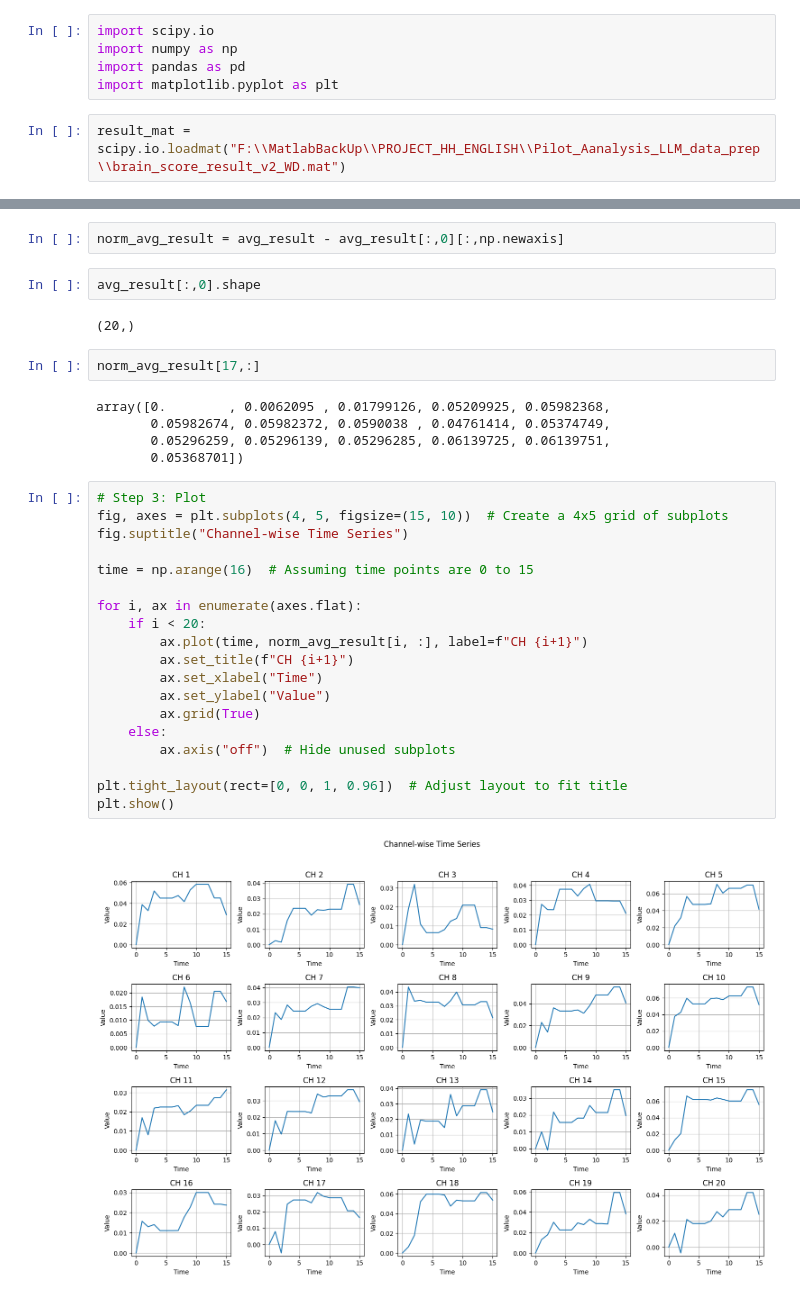
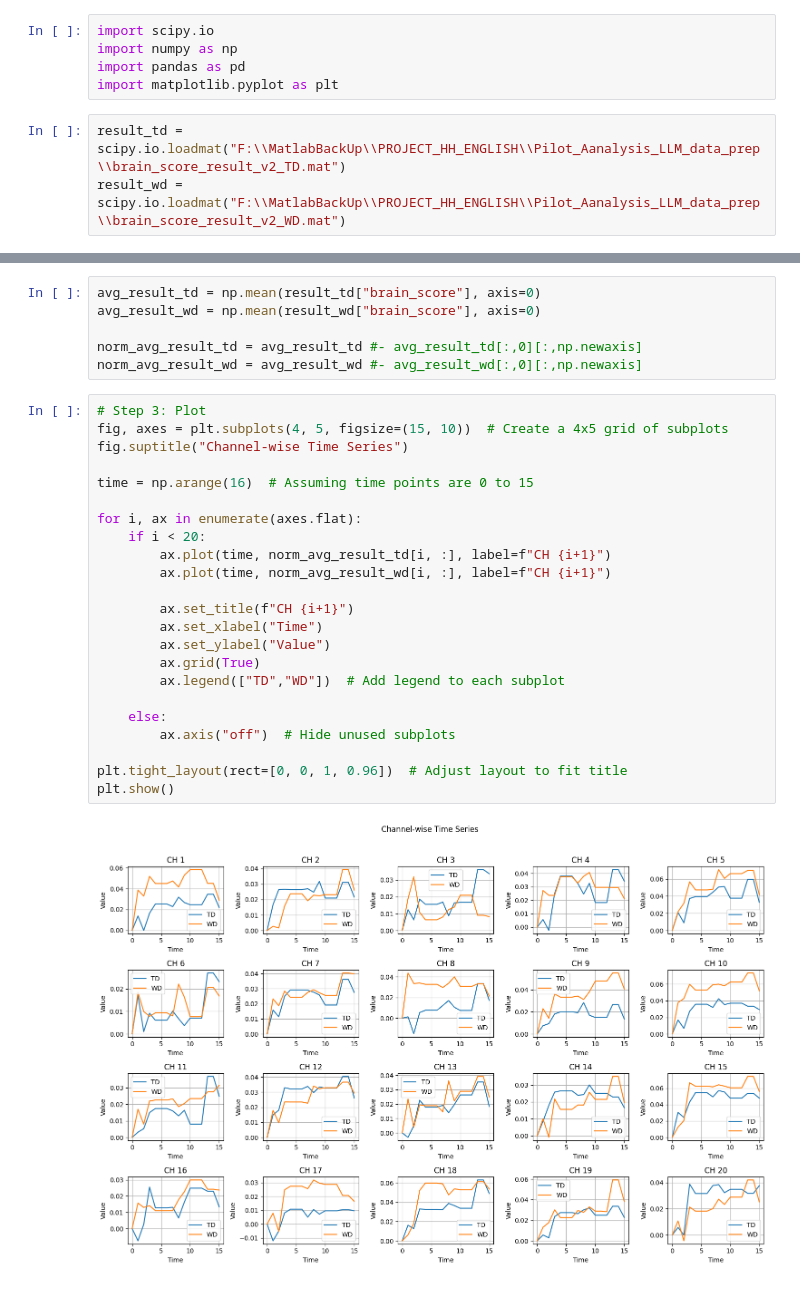
Before and after one commit to xiaosuhu/fNIRS_NLP, a Jupyter notebook: brain_score_plot.ipynb, the cells around one changed output, grey strips where cells are left out. Drawn from its saved outputs; the diff is of its cells as text.

Commit message:
update: plot

```diff
--- a/brain_score_plot.ipynb
+++ b/brain_score_plot.ipynb
@@ -4,4 +4,5 @@ import numpy as np
 import pandas as pd
 import matplotlib.pyplot as plt
 # %%
-result_mat = scipy.io.loadmat("F:\\MatlabBackUp\\PROJECT_HH_ENGLISH\\Pilot_Aanalysis_LLM_data_prep\\brain_score_result_v2_WD.mat")
+result_td = scipy.io.loadmat("F:\\MatlabBackUp\\PROJECT_HH_ENGLISH\\Pilot_Aanalysis_LLM_data_prep\\brain_score_result_v2_TD.mat")
+result_wd = scipy.io.loadmat("F:\\MatlabBackUp\\PROJECT_HH_ENGLISH\\Pilot_Aanalysis_LLM_data_prep\\brain_score_result_v2_WD.mat")
@@ -18,34 +9,31 @@ avg_result.shape
-# %%
-norm_avg_result = avg_result - avg_result[:,0][:,np.newaxis]
-# %%
-avg_result[:,0].shape
-# %% [output]
-(20,)
-# %%
-norm_avg_result[17,:]
-# %% [output]
-array([0.        , 0.0062095 , 0.01799126, 0.05209925, 0.05982368,
-       0.05982674, 0.05982372, 0.0590038 , 0.04761414, 0.05374749,
-       0.05296259, 0.05296139, 0.05296285, 0.06139725, 0.06139751,
-       0.05368701])
+# %%
+avg_result_td = np.mean(result_td["brain_score"], axis=0)
+avg_result_wd = np.mean(result_wd["brain_score"], axis=0)
+
+norm_avg_result_td = avg_result_td #- avg_result_td[:,0][:,np.newaxis]
+norm_avg_result_wd = avg_result_wd #- avg_result_wd[:,0][:,np.newaxis]
 # %%
 # Step 3: Plot
 fig, axes = plt.subplots(4, 5, figsize=(15, 10))  # Create a 4x5 grid of subplots
 fig.suptitle("Channel-wise Time Series")
 
 time = np.arange(16)  # Assuming time points are 0 to 15
 
 for i, ax in enumerate(axes.flat):
     if i < 20:
-        ax.plot(time, norm_avg_result[i, :], label=f"CH {i+1}")
+        ax.plot(time, norm_avg_result_td[i, :], label=f"CH {i+1}")
+        ax.plot(time, norm_avg_result_wd[i, :], label=f"CH {i+1}")
+
         ax.set_title(f"CH {i+1}")
         ax.set_xlabel("Time")
         ax.set_ylabel("Value")
         ax.grid(True)
+        ax.legend(["TD","WD"])  # Add legend to each subplot
+
     else:
         ax.axis("off")  # Hide unused subplots
 
 plt.tight_layout(rect=[0, 0, 1, 0.96])  # Adjust layout to fit title
 plt.show()
 # %% [output]
-[figure, old version]
+[figure, new version]
```
Also changed, not shown: parts of 3 cells of this notebook, 1 other file.
